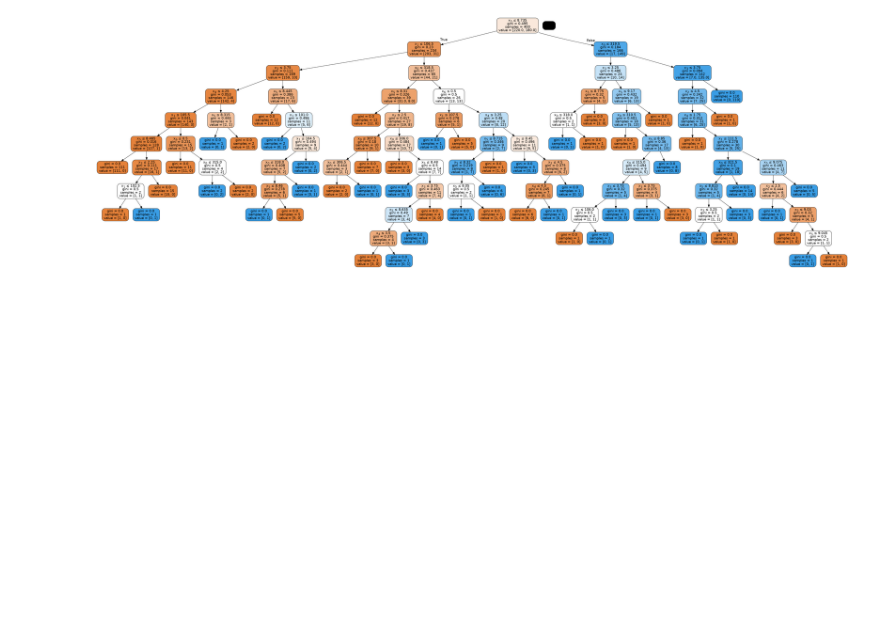
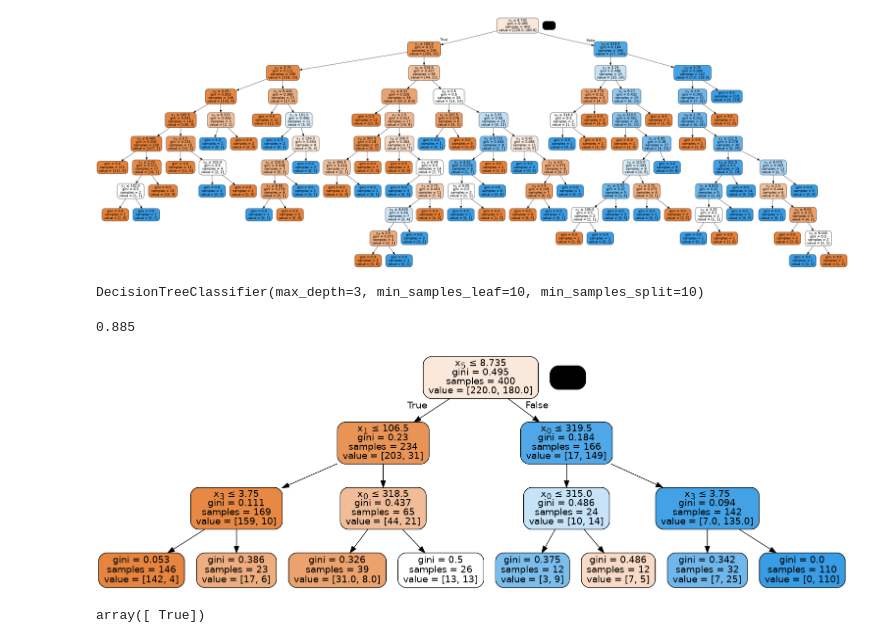
Before and after one commit to gfsx0259/ml, a Jupyter notebook: 04_decision_tree.ipynb, the cells around one changed output. Drawn from its saved outputs; the diff is of its cells as text; code cells hidden in the pictures; blank space fills up the shorter version.

Commit message:
Simplify decision tree

```diff
--- a/04_decision_tree.ipynb
+++ b/04_decision_tree.ipynb
@@ -62,3 +62,26 @@ dt.score(features, labels)
 display_tree(dt)
 # %% [output]
 [figure]
+# %%
+dt_smaller = DecisionTreeClassifier(max_depth=3, min_samples_leaf=10, min_samples_split=10)
+dt_smaller.fit(features, labels)
+# %% [output]
+DecisionTreeClassifier(max_depth=3, min_samples_leaf=10, min_samples_split=10)
+# %%
+dt_smaller.score(features, labels)
+# %% [output]
+0.885
+# %%
+display_tree(dt_smaller)
+# %% [output]
+[figure, added]
+# %%
+dt_smaller.predict([[200,
+                     110,
+                     3,
+                     1,
+                     1,
+                     8.8,
+                     0]])
+# %% [output]
+array([ True])
```
